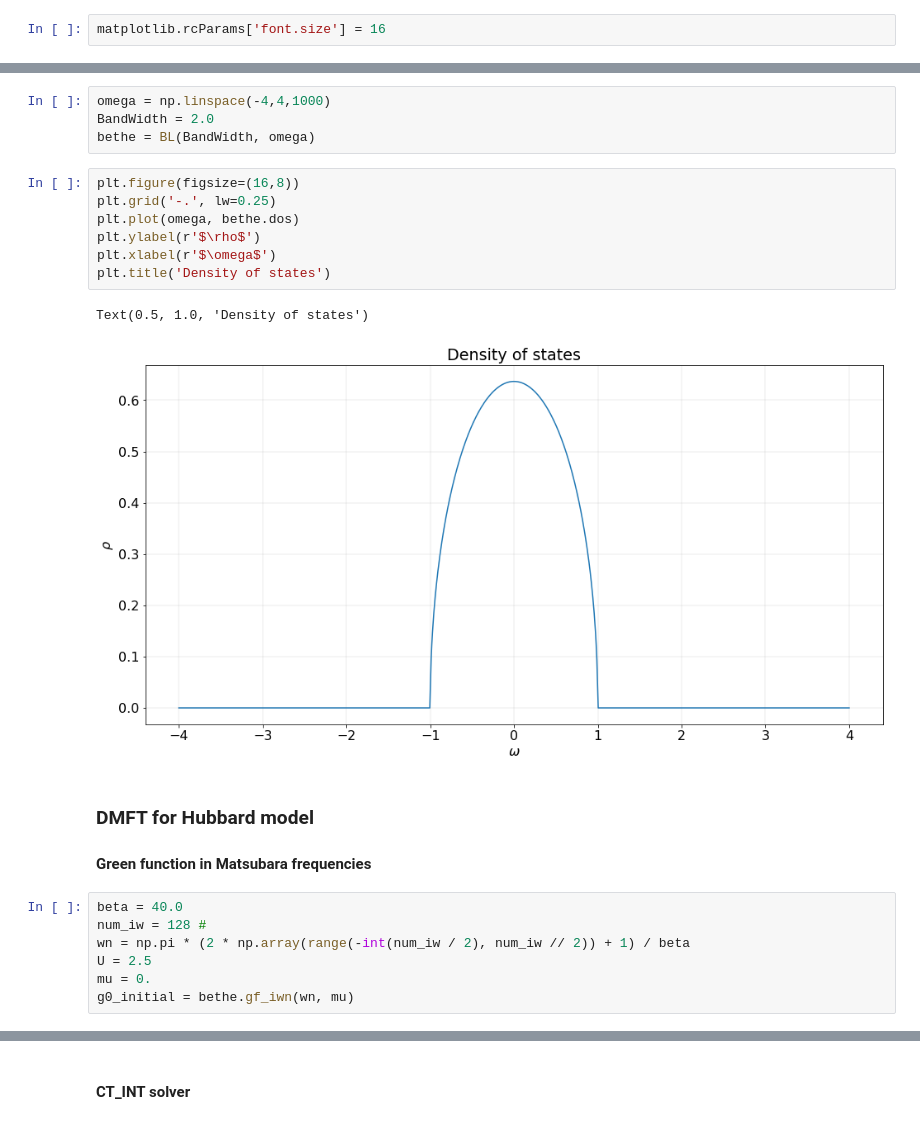
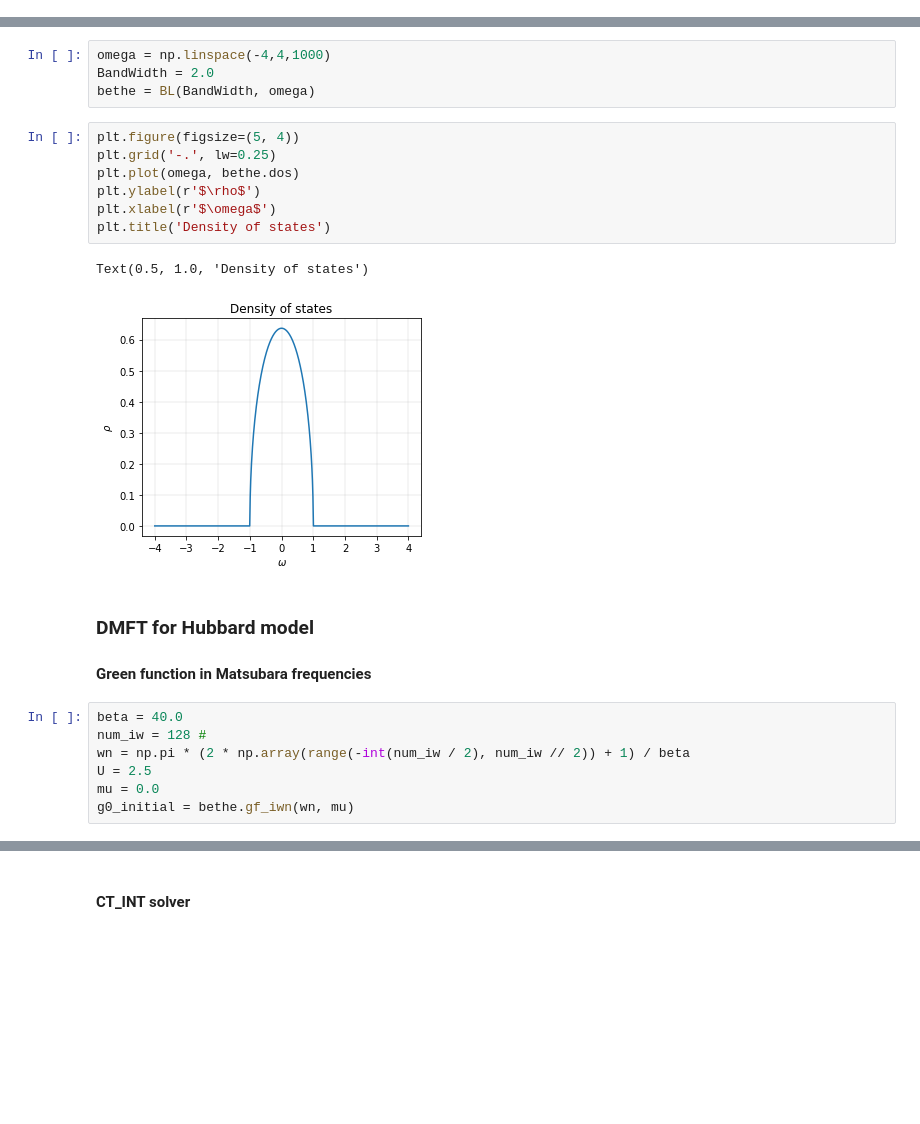
Before and after one commit to AlexLoner/HH_DMFT, a Jupyter notebook: examples/CT_INT_Hubbard_model.ipynb, the cells around one changed output, grey strips where cells are left out. Saved outputs shown, nothing was run; the diff lists cells and outputs as text; blank space fills up the shorter version.

```diff
--- a/examples/CT_INT_Hubbard_model.ipynb
+++ b/examples/CT_INT_Hubbard_model.ipynb
@@ -10,5 +5,3 @@ import matplotlib
-# %%
-matplotlib.rcParams['font.size'] = 16
 # %% [markdown]
 ###  TB-model for Bethe lattice with infinite number of neighbours
 # %%
@@ -18,15 +11,15 @@ omega = np.linspace(-4,4,1000)
 BandWidth = 2.0
 bethe = BL(BandWidth, omega)
 # %%
-plt.figure(figsize=(16,8))
+plt.figure(figsize=(5, 4))
 plt.grid('-.', lw=0.25)
 plt.plot(omega, bethe.dos)
 plt.ylabel(r'$\rho$')
 plt.xlabel(r'$\omega$')
 plt.title('Density of states')
 # %% [output]
 Text(0.5, 1.0, 'Density of states')
-[figure, old version]
+[figure, new version]
 # %% [markdown]
 ### DMFT for Hubbard model
 #### Green function in Matsubara frequencies
@@ -35,6 +28,6 @@ beta = 40.0
 num_iw = 128 #
 wn = np.pi * (2 * np.array(range(-int(num_iw / 2), num_iw // 2)) + 1) / beta
 U = 2.5
-mu = 0.
+mu = 0.0
 g0_initial = bethe.gf_iwn(wn, mu)
 # %%
```
Also changed, not shown: parts of 14 cells of this notebook, 17 other files.
